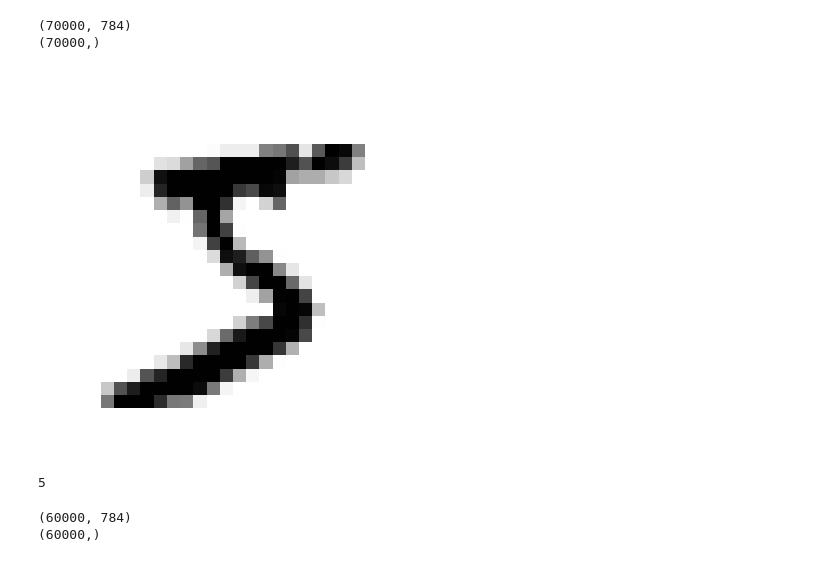
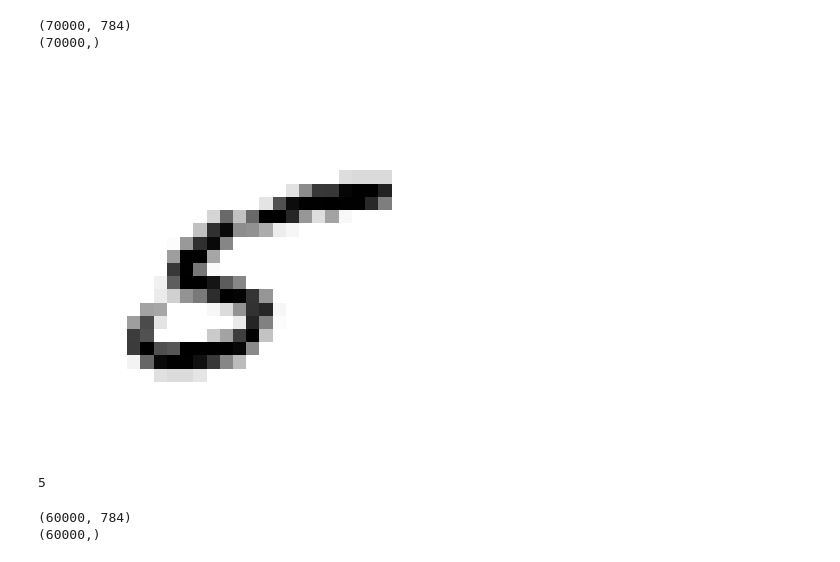
Before and after one commit to adameadows/Hands-on_ML_book_Adam, a Jupyter notebook: Chapter 3/Chapter 3.ipynb, the cells around one changed output. Drawn from its saved outputs; the diff is of its cells as text; code cells hidden in the pictures.

```diff
--- a/Chapter 3/Chapter 3.ipynb
+++ b/Chapter 3/Chapter 3.ipynb
@@ -32,19 +32,19 @@ print(y.shape)
 (70000, 784)
 (70000,)
 # %%
-index=0
+index=191
 some_digit = X.iloc[index]
 some_digit_image = np.array(some_digit).reshape(28, 28) # reshape it to plot it
 
 import matplotlib as mpl
 import matplotlib.pyplot as plt
 
 plt.imshow(some_digit_image, cmap="binary")
 plt.axis("off")
 plt.show()
 print(y[index])
 # %% [output]
-[figure, old version]
+[figure, new version]
 5
 # %%
 y=y.astype(np.uint8)
```
Also changed, not shown: parts of 9 cells of this notebook.
